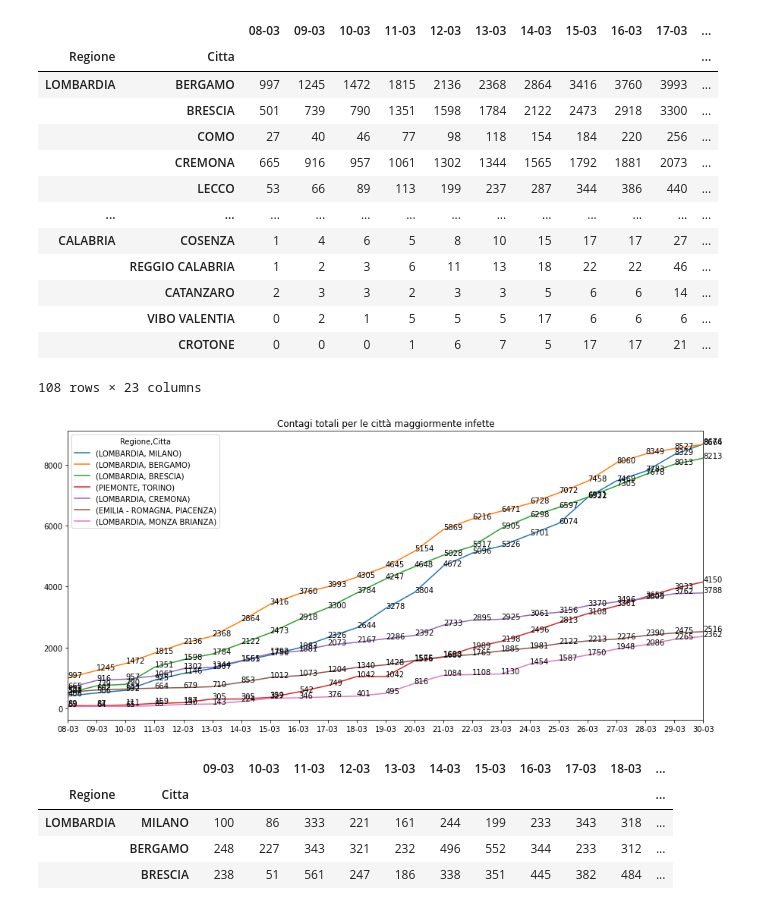
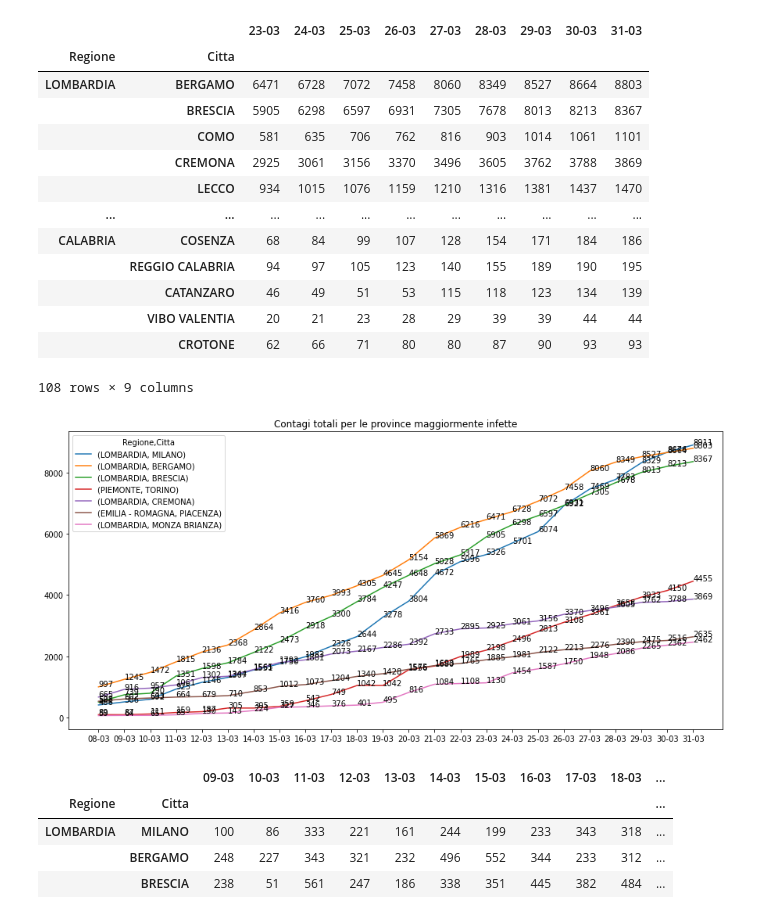
Before and after one commit to baraldian/analyzing-covid-infections-italy, a Jupyter notebook: Andamento COVID.ipynb, the cells around one changed output. Saved outputs shown, nothing was run; the diff lists cells and outputs as text; code cells hidden in the pictures.

```diff
--- a/Andamento COVID.ipynb
+++ b/Andamento COVID.ipynb
@@ -18,22 +14,22 @@ import numpy as np
 covid_path = os.path.join('/content','drive','My Drive','covid')
 # %%
 rilevazioni = pd.read_csv('/content/drive/My Drive/IT/Python/covid/rilevazioni.csv').set_index(['Regione','Citta'])
-rilevazioni
+rilevazioni.iloc[:,15:]
 # %% [output]
-|  |  | 08-03 | 09-03 | 10-03 | 11-03 | 12-03 | 13-03 | 14-03 | 15-03 | 16-03 | 17-03 | ... |
-| Regione | Citta |  |  |  |  |  |  |  |  |  |  | ... |
-| LOMBARDIA | BERGAMO | 997 | 1245 | 1472 | 1815 | 2136 | 2368 | 2864 | 3416 | 3760 | 3993 | ... |
-|  | BRESCIA | 501 | 739 | 790 | 1351 | 1598 | 1784 | 2122 | 2473 | 2918 | 3300 | ... |
-|  | COMO | 27 | 40 | 46 | 77 | 98 | 118 | 154 | 184 | 220 | 256 | ... |
-|  | CREMONA | 665 | 916 | 957 | 1061 | 1302 | 1344 | 1565 | 1792 | 1881 | 2073 | ... |
-|  | LECCO | 53 | 66 | 89 | 113 | 199 | 237 | 287 | 344 | 386 | 440 | ... |
-| ... | ... | ... | ... | ... | ... | ... | ... | ... | ... | ... | ... | ... |
-| CALABRIA | COSENZA | 1 | 4 | 6 | 5 | 8 | 10 | 15 | 17 | 17 | 27 | ... |
-|  | REGGIO CALABRIA | 1 | 2 | 3 | 6 | 11 | 13 | 18 | 22 | 22 | 46 | ... |
-|  | CATANZARO | 2 | 3 | 3 | 2 | 3 | 3 | 5 | 6 | 6 | 14 | ... |
-|  | VIBO VALENTIA | 0 | 2 | 1 | 5 | 5 | 5 | 17 | 6 | 6 | 6 | ... |
-|  | CROTONE | 0 | 0 | 0 | 1 | 6 | 7 | 5 | 17 | 17 | 21 | ... |
+|  |  | 23-03 | 24-03 | 25-03 | 26-03 | 27-03 | 28-03 | 29-03 | 30-03 | 31-03 |
+| Regione | Citta |  |  |  |  |  |  |  |  |  |
+| LOMBARDIA | BERGAMO | 6471 | 6728 | 7072 | 7458 | 8060 | 8349 | 8527 | 8664 | 8803 |
+|  | BRESCIA | 5905 | 6298 | 6597 | 6931 | 7305 | 7678 | 8013 | 8213 | 8367 |
+|  | COMO | 581 | 635 | 706 | 762 | 816 | 903 | 1014 | 1061 | 1101 |
+|  | CREMONA | 2925 | 3061 | 3156 | 3370 | 3496 | 3605 | 3762 | 3788 | 3869 |
+|  | LECCO | 934 | 1015 | 1076 | 1159 | 1210 | 1316 | 1381 | 1437 | 1470 |
+| ... | ... | ... | ... | ... | ... | ... | ... | ... | ... | ... |
+| CALABRIA | COSENZA | 68 | 84 | 99 | 107 | 128 | 154 | 171 | 184 | 186 |
+|  | REGGIO CALABRIA | 94 | 97 | 105 | 123 | 140 | 155 | 189 | 190 | 195 |
+|  | CATANZARO | 46 | 49 | 51 | 53 | 115 | 118 | 123 | 134 | 139 |
+|  | VIBO VALENTIA | 20 | 21 | 23 | 28 | 29 | 39 | 39 | 44 | 44 |
+|  | CROTONE | 62 | 66 | 71 | 80 | 80 | 87 | 90 | 93 | 93 |
-108 rows × 23 columns
+108 rows × 9 columns
 # %%
 import matplotlib.pyplot as plt
 import seaborn as sns
@@ -52,9 +48,9 @@ def plot_annotate(df, title='', xdelta=0, ydelta=10, figsize=(15, 7)):
 # %%
 sorted_by_infections = rilevazioni.loc[rilevazioni.sort_values(by=[rilevazioni.columns[-1]],ascending=False).index]
 # %%
-_ = plot_annotate(sorted_by_infections.head(7),'Contagi totali per le città maggiormente infette')
+_ = plot_annotate(sorted_by_infections.head(7),'Contagi totali per le province maggiormente infette')
 # %% [output]
-[figure, old version]
+[figure, new version]
 # %%
 crescita = pd.DataFrame(index=sorted_by_infections.index)
 # %%
```
Also changed, not shown: parts of 7 cells of this notebook, 4 other files.
